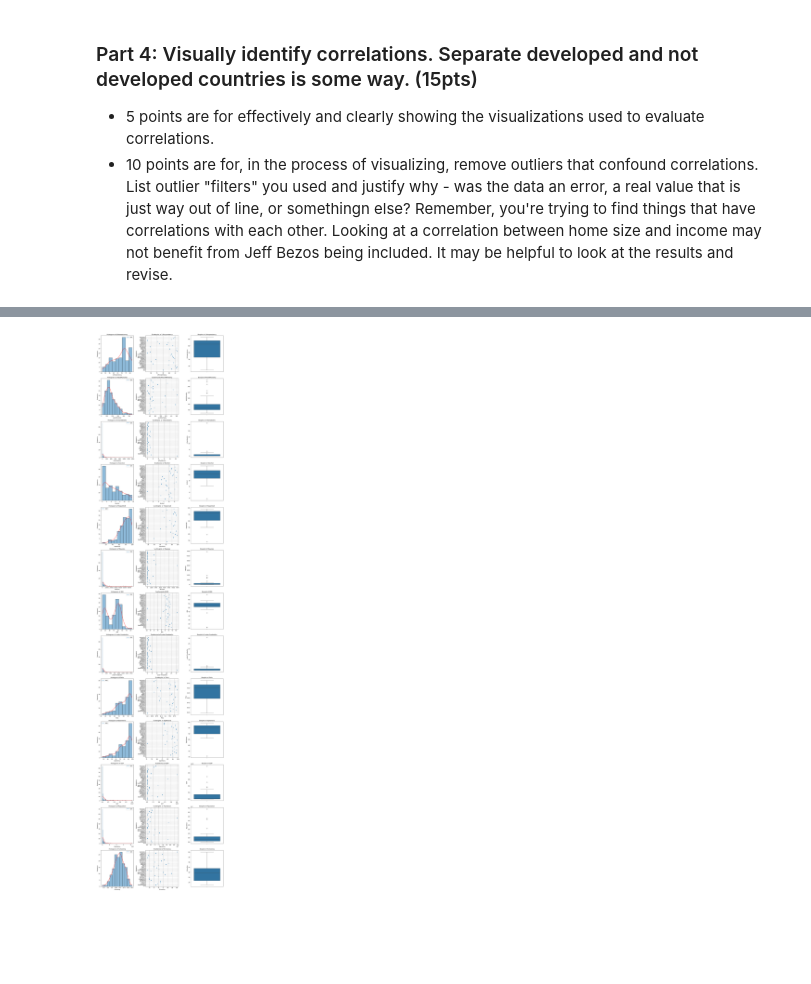
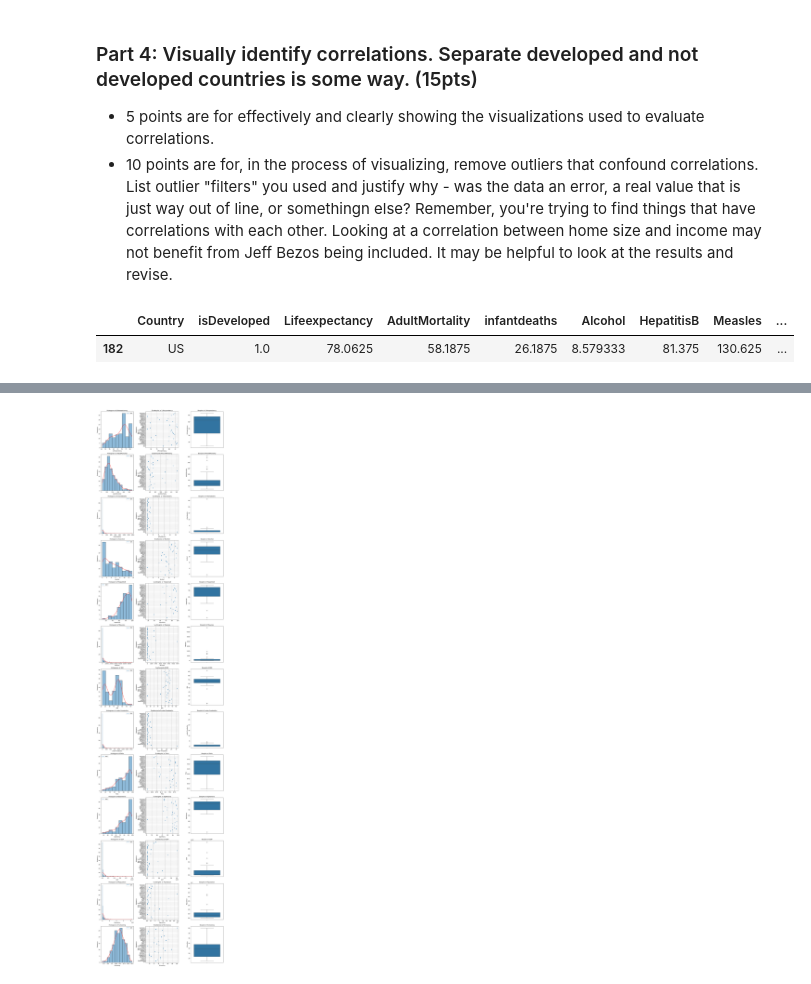
Before and after one commit to AkeemSemperDataScience/data3450-assignment-2-mlsiebold, a Jupyter notebook: START_Asn_2.ipynb, the cells around one changed output, grey strips where cells are left out. Cells and saved outputs as stored; diff of their text form; code cells hidden in the pictures; blank space fills up the shorter version.

```diff
--- a/START_Asn_2.ipynb
+++ b/START_Asn_2.ipynb
@@ -438,6 +438,11 @@ plt.show()
 <li>5 points are for effectively and clearly showing the visualizations used to evaluate correlations.
 <li>10 points are for, in the process of visualizing, remove outliers that confound correlations. List outlier "filters" you used and justify why - was the data an error, a real value that is just way out of line, or somethingn else? Remember, you're trying to find things that have correlations with each other. Looking at a correlation between home size and income may not benefit from Jeff Bezos being included. It may be helpful to look at the results and revise.
 </ul>
+# %%
+dfLE[dfLE['Country']=='US']
+# %% [output]
+|  | Country | isDeveloped | Lifeexpectancy | AdultMortality | infantdeaths | Alcohol | HepatitisB | Measles | ... |
+| 182 | US | 1.0 | 78.0625 | 58.1875 | 26.1875 | 8.579333 | 81.375 | 130.625 | ... |
 # %%
 dfLE.describe().T.applymap(lambda x: f"{x:,.1f}")
 # %% [output]
```
Also changed, not shown: parts of 4 cells of this notebook.
